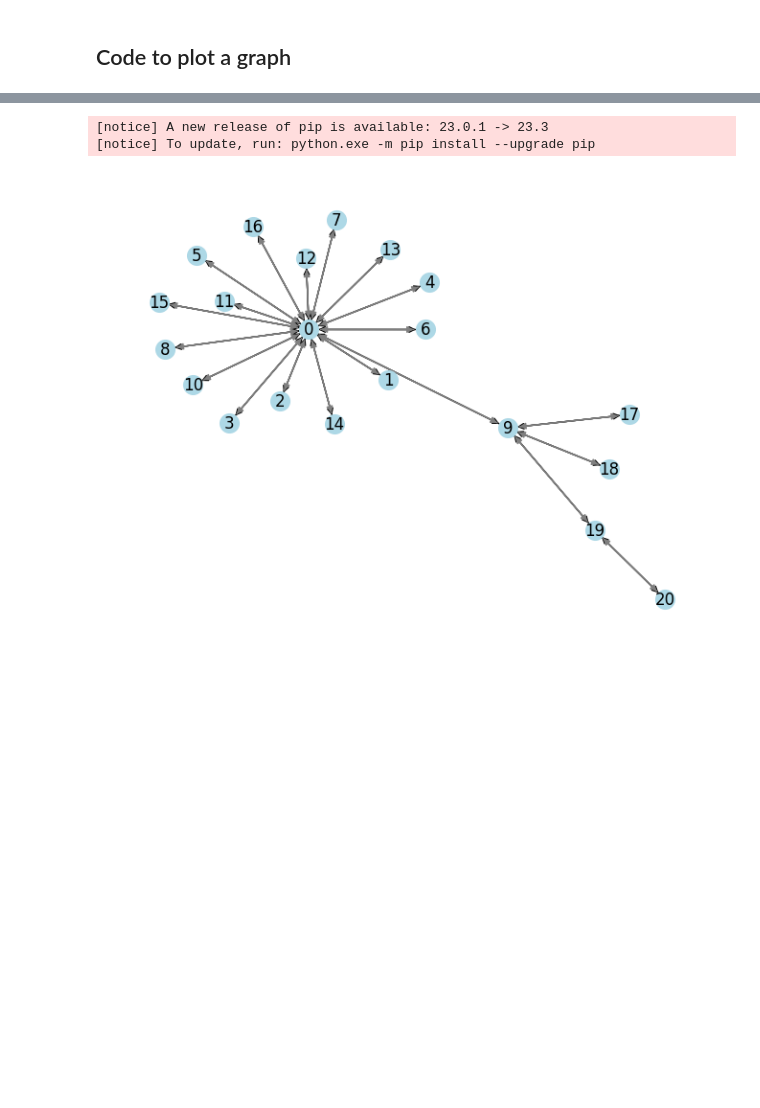
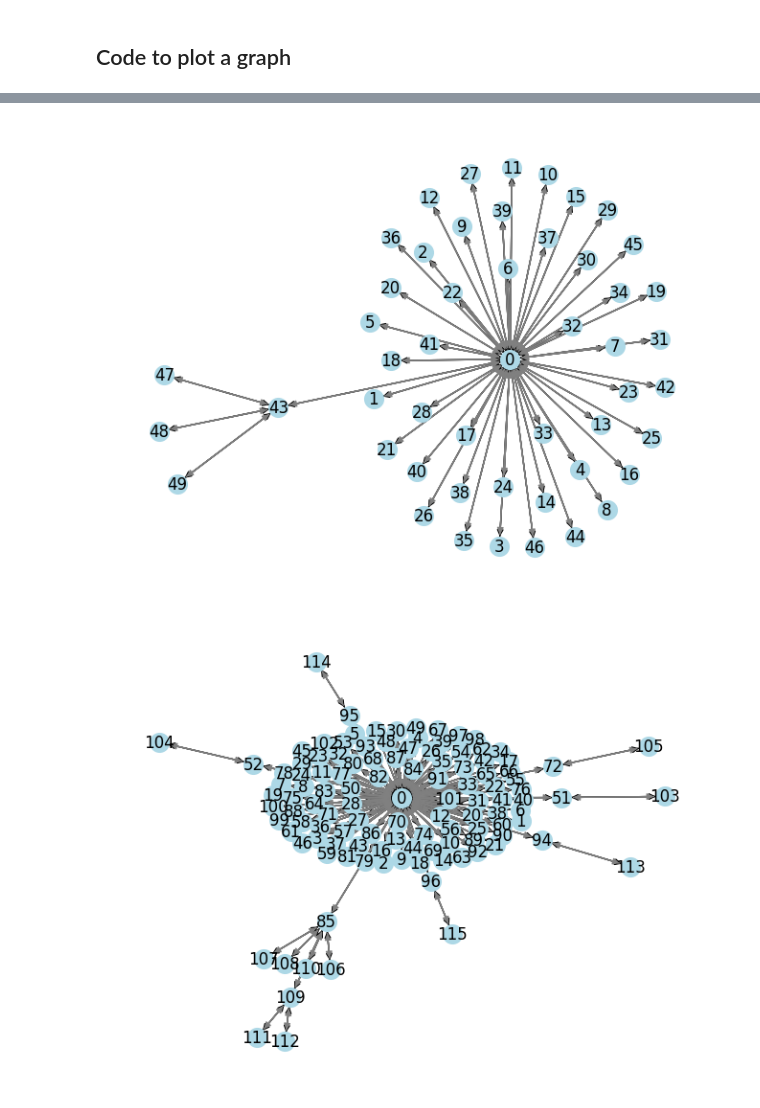
Before and after one commit to Sergiosuescunf/GNN-FakeNews, a Jupyter notebook: tests.ipynb, the cells around one changed output, grey strips where cells are left out. Drawn from its saved outputs; the diff is of its cells as text; code cells hidden in the pictures; blank space fills up the shorter version.

Commit message:
He cambiao el cod para mostrar 10 grafos random

```diff
--- a/tests.ipynb
+++ b/tests.ipynb
@@ -166,4 +171,0 @@ from utils.data_loader import *
-# %%
-sample_id = 1
-dataset = FNNDataset(root='data', feature='content', empty=False, name='politifact', transform=ToUndirected())
-dataset[sample_id]
@@ -209,19 +202,19 @@ Requirement already satisfied: networkx in c:\users\efuen\desktop\el iseo\master
 # %%
-!pip install matplotlib
-import matplotlib.pyplot as plt
+for i in range(10):
 
-# Después de convertir tus datos en un grafo NetworkX, puedes dibujarlo
-G = to_networkx(dataset[sample_id])
 
-# Configura el diseño del grafo (puedes elegir otro si prefieres)
-pos = nx.spring_layout(G)
+    dataset = FNNDataset(root='data', feature='content', empty=False, name='gossipcop', transform=ToUndirected())
+    sample_id = random.randint(0, len(dataset)-1)
+    dataset[sample_id]
 
-# Dibuja los nodos
-nx.draw(G, pos, with_labels=True, node_color='lightblue', node_size=200)
-
-# Dibuja las aristas
-nx.draw_networkx_edges(G, pos, edge_color='gray')
-
-# Muestra el grafo
-plt.show()
+    # Después de convertir tus datos en un grafo NetworkX, puedes dibujarlo
+    G = to_networkx(dataset[sample_id])
+    # Configura el diseño del grafo (puedes elegir otro si prefieres)
+    pos = nx.spring_layout(G)
+    # Dibuja los nodos
+    nx.draw(G, pos, with_labels=True, node_color='lightblue', node_size=200)
+    # Dibuja las aristas
+    nx.draw_networkx_edges(G, pos, edge_color='gray')
+    # Muestra el grafo
+    plt.show()
 # %% [output]
@@ -239,3 +223,2 @@ Requirement already satisfied: six>=1.5 in c:\users\efuen\desktop\el iseo\master
-[notice] A new release of pip is available: 23.0.1 -> 23.3
-[notice] To update, run: python.exe -m pip install --upgrade pip
-[figure, old version]
+[figure, new version]
+[figure, added]
```
Also changed, not shown: parts of 5 cells of this notebook.
